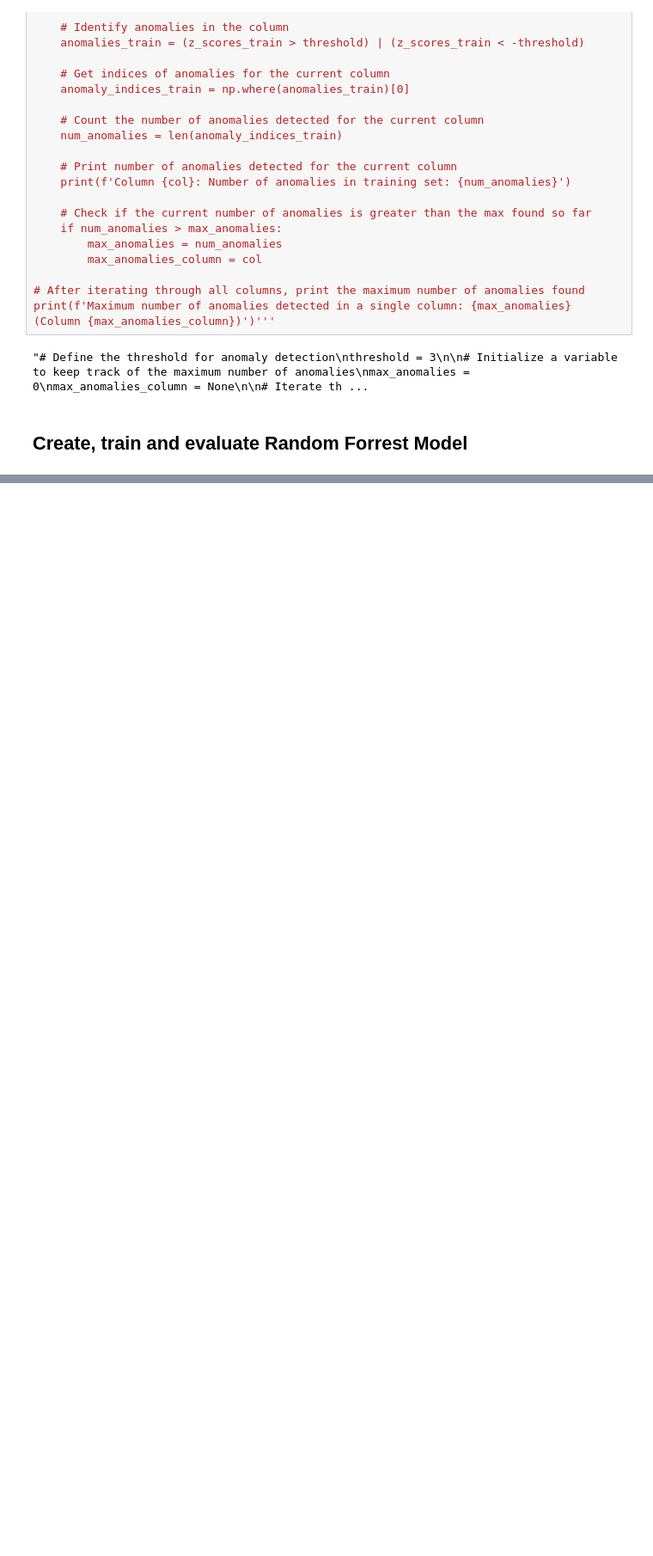
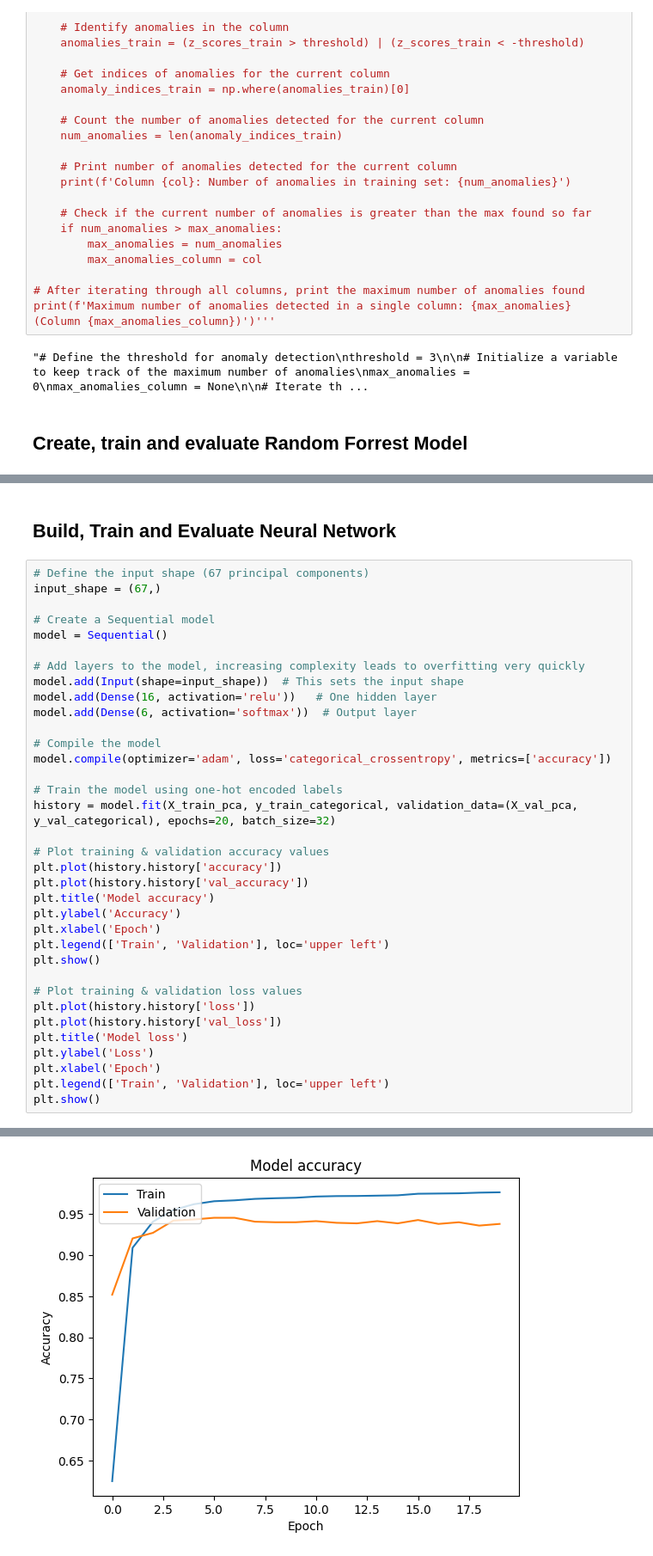
Before and after one commit to ronniepiku/EE52036_project, a Jupyter notebook: data_preprocessing.ipynb, the cells around one changed output, grey strips where cells are left out. Shown at 86% size. Saved outputs shown, nothing was run; the diff lists cells and outputs as text; blank space fills up the shorter version.

```diff
--- a/data_preprocessing.ipynb
+++ b/data_preprocessing.ipynb
@@ -353,0 +393,38 @@ Mean Cross-Validation Score: 0.89
+# %% [markdown]
+## Build, Train and Evaluate Neural Network
+# %%
+# Define the input shape (67 principal components)
+input_shape = (67,)
+
+# Create a Sequential model
+model = Sequential()
+
+# Add layers to the model, increasing complexity leads to overfitting very quickly
+model.add(Input(shape=input_shape))  # This sets the input shape
+model.add(Dense(16, activation='relu'))   # One hidden layer
+model.add(Dense(6, activation='softmax'))  # Output layer
+
+# Compile the model
+model.compile(optimizer='adam', loss='categorical_crossentropy', metrics=['accuracy'])
+
+# Train the model using one-hot encoded labels
+history = model.fit(X_train_pca, y_train_categorical, validation_data=(X_val_pca, y_val_categorical), epochs=20, batch_size=32)
+
+# Plot training & validation accuracy values
+plt.plot(history.history['accuracy'])
+plt.plot(history.history['val_accuracy'])
+plt.title('Model accuracy')
+plt.ylabel('Accuracy')
+plt.xlabel('Epoch')
+plt.legend(['Train', 'Validation'], loc='upper left')
+plt.show()
+
+# Plot training & validation loss values
+plt.plot(history.history['loss'])
+plt.plot(history.history['val_loss'])
+plt.title('Model loss')
+plt.ylabel('Loss')
+plt.xlabel('Epoch')
+plt.legend(['Train', 'Validation'], loc='upper left')
+plt.show()
+# %% [output]
@@ -353,0 +448 @@ Mean Cross-Validation Score: 0.89
+[figure, added]
```
Also changed, not shown: parts of 17 cells of this notebook, 1 other file.
